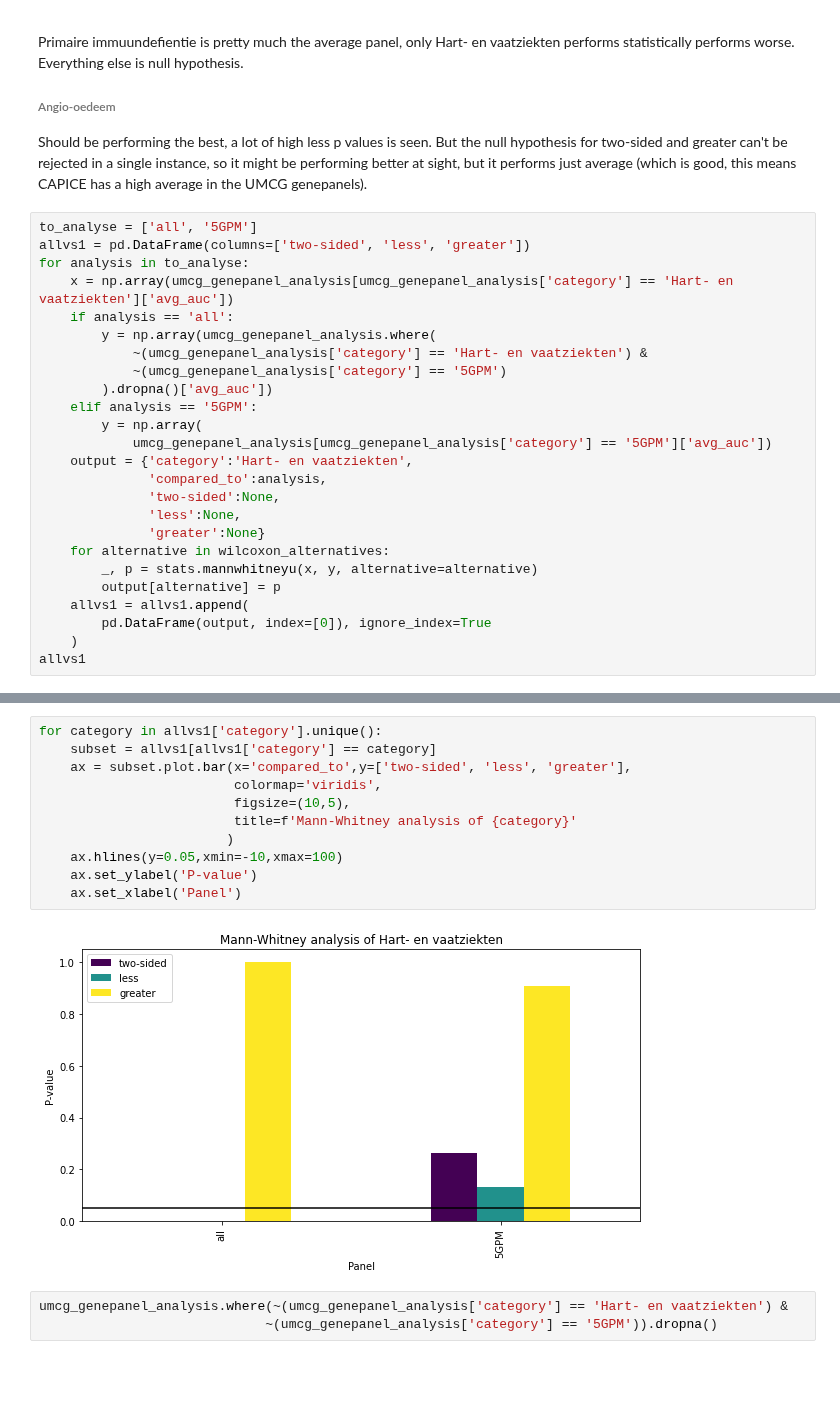
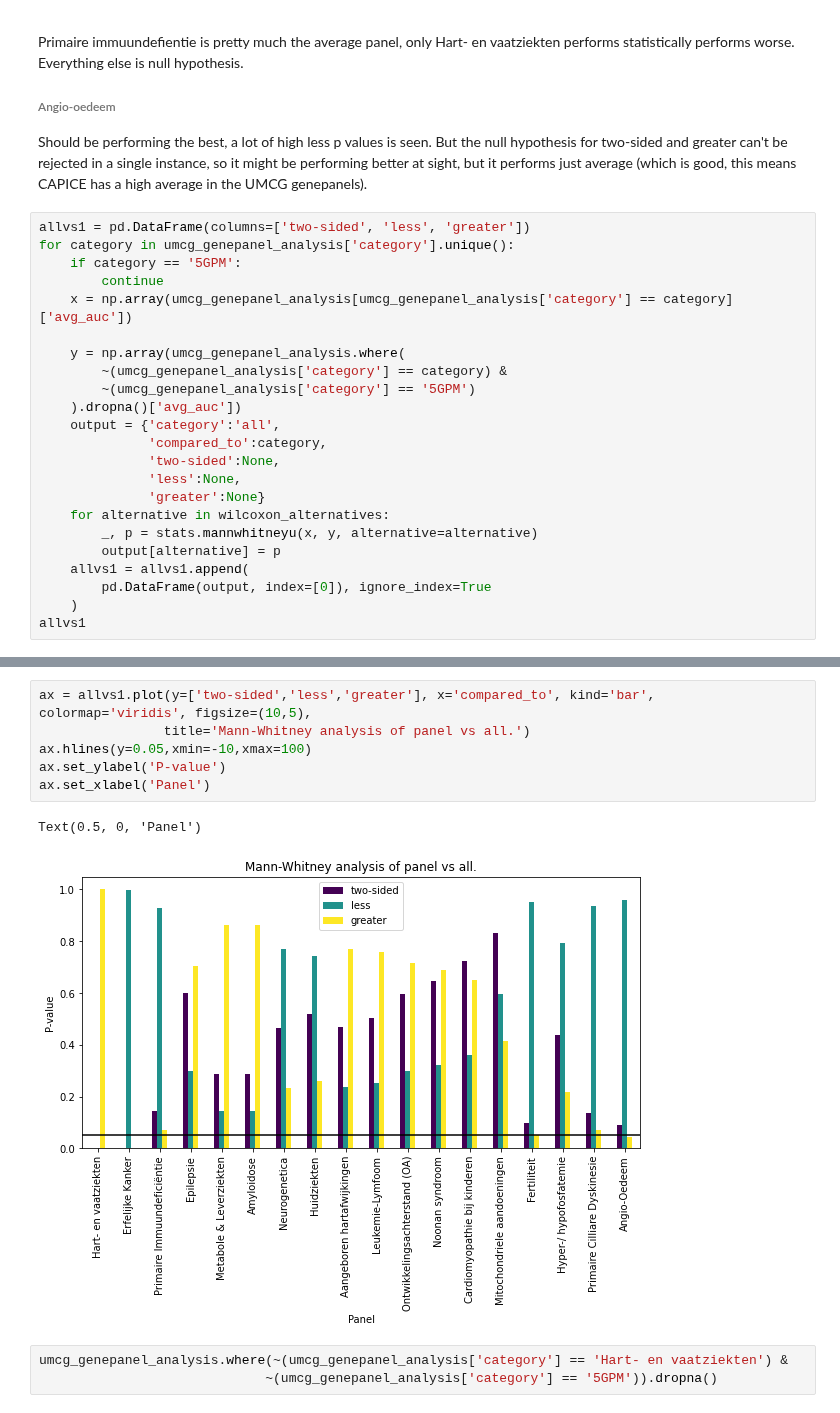
Before and after one commit to SietsmaRJ/dsls_master_thesis, a Jupyter notebook: side_scripts/Notebook_29042020.ipynb, the cells around one changed output, grey strips where cells are left out. Cells and saved outputs as stored; diff of their text form; blank space fills up the shorter version.

Commit message:
Phase 2 futher progression. AUC analysis.

```diff
--- a/side_scripts/Notebook_29042020.ipynb
+++ b/side_scripts/Notebook_29042020.ipynb
@@ -1535,20 +1574,18 @@ Primaire immuundefientie is pretty much the average panel, only Hart- en vaatzie
 ###### Angio-oedeem
 Should be performing the best, a lot of high less p values is seen. But the null hypothesis for two-sided and greater can't be rejected in a single instance, so it might be performing better at sight, but it performs just average (which is good, this means CAPICE has a high average in the UMCG genepanels).
 # %%
-to_analyse = ['all', '5GPM']
 allvs1 = pd.DataFrame(columns=['two-sided', 'less', 'greater'])
-for analysis in to_analyse:
-    x = np.array(umcg_genepanel_analysis[umcg_genepanel_analysis['category'] == 'Hart- en vaatziekten']['avg_auc'])
-    if analysis == 'all':
-        y = np.array(umcg_genepanel_analysis.where(
-            ~(umcg_genepanel_analysis['category'] == 'Hart- en vaatziekten') &
-            ~(umcg_genepanel_analysis['category'] == '5GPM')
-        ).dropna()['avg_auc'])
-    elif analysis == '5GPM':
-        y = np.array(
-            umcg_genepanel_analysis[umcg_genepanel_analysis['category'] == '5GPM']['avg_auc'])
-    output = {'category':'Hart- en vaatziekten',
-              'compared_to':analysis,
+for category in umcg_genepanel_analysis['category'].unique():
+    if category == '5GPM':
+        continue
+    x = np.array(umcg_genepanel_analysis[umcg_genepanel_analysis['category'] == category]['avg_auc'])
+
+    y = np.array(umcg_genepanel_analysis.where(
+        ~(umcg_genepanel_analysis['category'] == category) &
+        ~(umcg_genepanel_analysis['category'] == '5GPM')
+    ).dropna()['avg_auc'])
+    output = {'category':'all',
+              'compared_to':category,
               'two-sided':None,
               'less':None,
               'greater':None}
@@ -1566,16 +1617,12 @@ allvs1
 # %%
-for category in allvs1['category'].unique():
-    subset = allvs1[allvs1['category'] == category]
-    ax = subset.plot.bar(x='compared_to',y=['two-sided', 'less', 'greater'],
-                         colormap='viridis',
-                         figsize=(10,5),
-                         title=f'Mann-Whitney analysis of {category}'
-                        )
-    ax.hlines(y=0.05,xmin=-10,xmax=100)
-    ax.set_ylabel('P-value')
-    ax.set_xlabel('Panel')
+ax = allvs1.plot(y=['two-sided','less','greater'], x='compared_to', kind='bar', colormap='viridis', figsize=(10,5),
+                title='Mann-Whitney analysis of panel vs all.')
+ax.hlines(y=0.05,xmin=-10,xmax=100)
+ax.set_ylabel('P-value')
+ax.set_xlabel('Panel')
 # %% [output]
+Text(0.5, 0, 'Panel')
-[figure, old version]
+[figure, new version]
 # %%
 umcg_genepanel_analysis.where(~(umcg_genepanel_analysis['category'] == 'Hart- en vaatziekten') &
                              ~(umcg_genepanel_analysis['category'] == '5GPM')).dropna()
```
Also changed, not shown: parts of 7 cells of this notebook, 13 other files.
